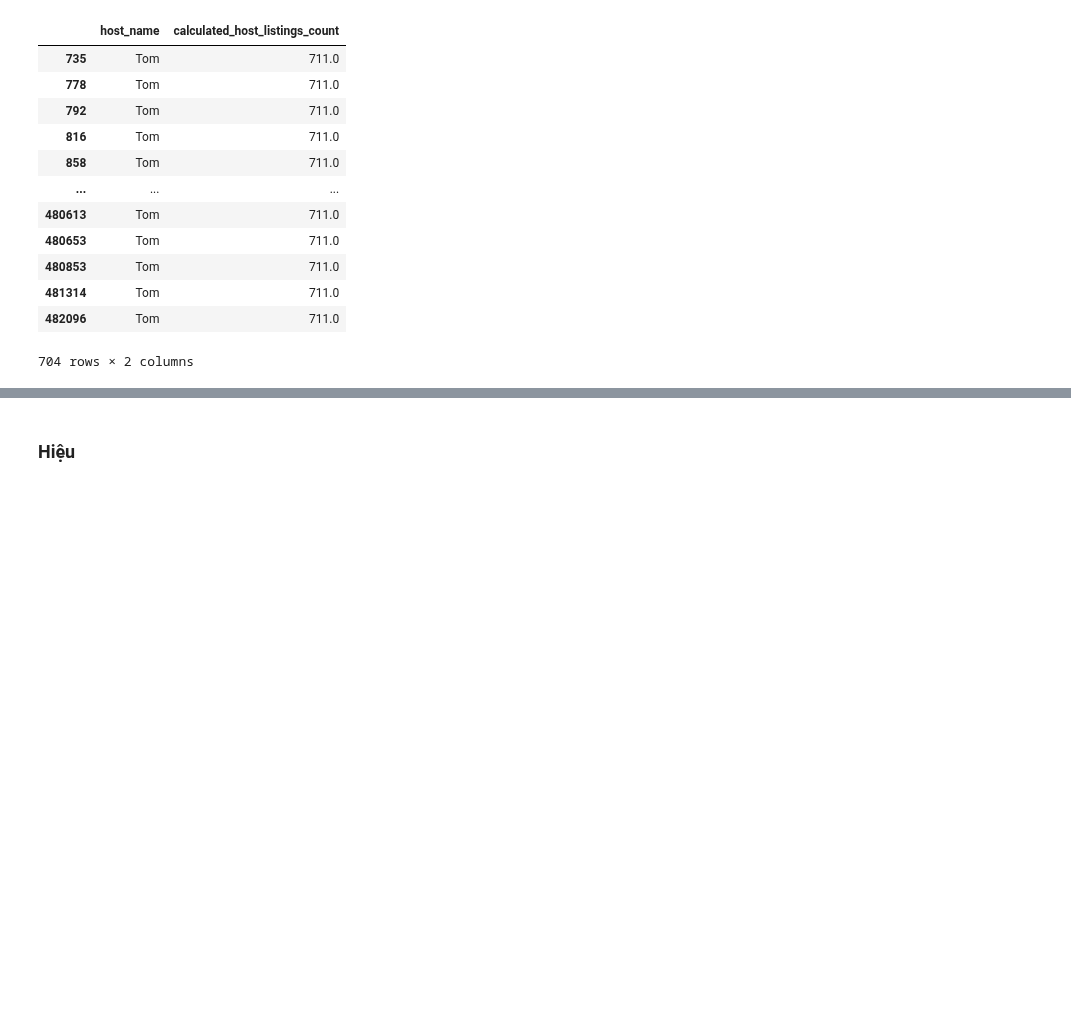
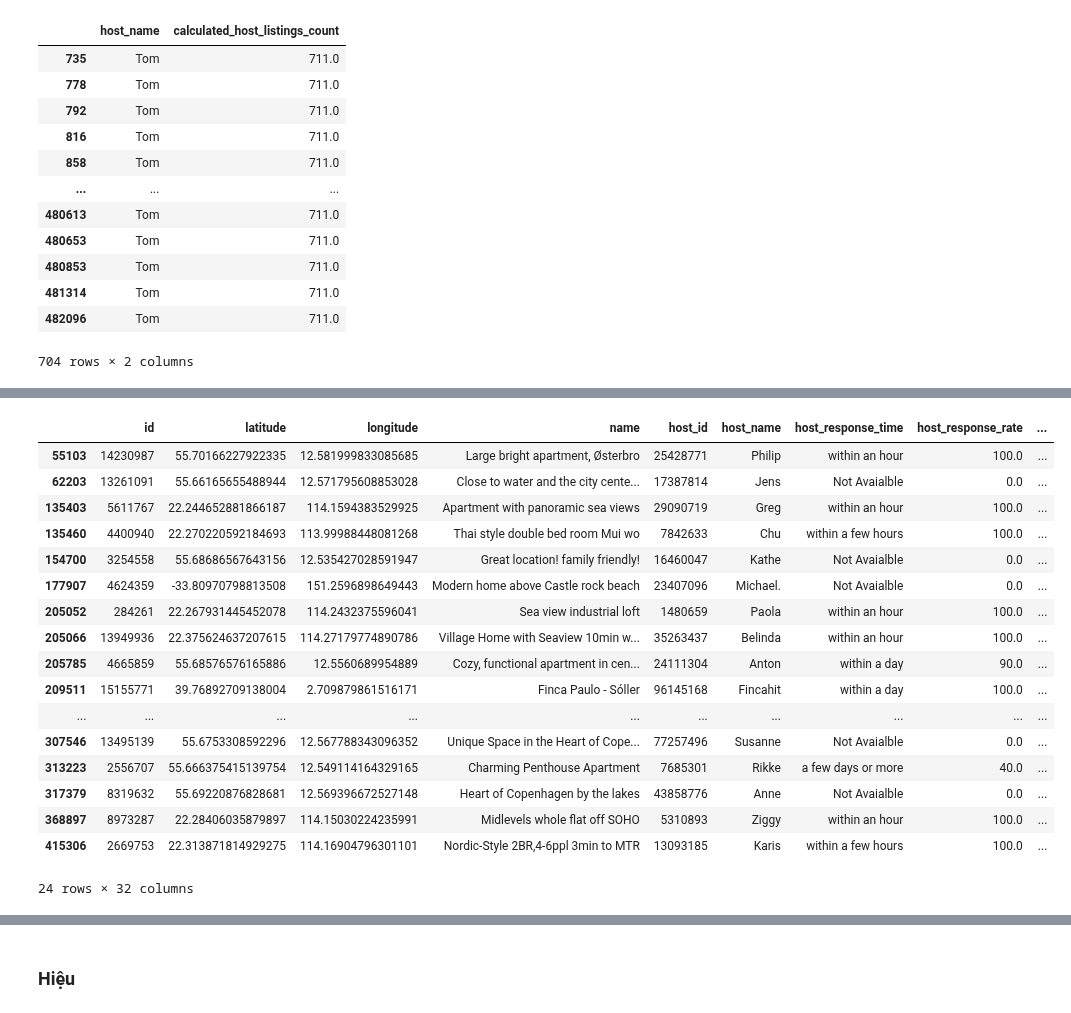
Before and after one commit to 19127592/PTDLUD, a Jupyter notebook: Project.ipynb, the cells around one changed output, grey strips where cells are left out. Cells and saved outputs as stored; diff of their text form; code cells hidden in the pictures; blank space fills up the shorter version.

```diff
--- a/Project.ipynb
+++ b/Project.ipynb
@@ -202,0 +227,22 @@ Câu hỏi:
+# %%
+df_city = df2[df2['city'].isin(city_price.index)]
+df_city
+# %% [output]
+|  | id | latitude | longitude | name | host_id | host_name | host_response_time | host_response_rate | ... |
+| 55103 | 14230987 | 55.70166227922335 | 12.581999833085685 | Large bright apartment, Østerbro | 25428771 | Philip | within an hour | 100.0 | ... |
+| 62203 | 13261091 | 55.66165655488944 | 12.571795608853028 | Close to water and the city cente... | 17387814 | Jens | Not Avaialble | 0.0 | ... |
+| 135403 | 5611767 | 22.244652881866187 | 114.1594383529925 | Apartment with panoramic sea views | 29090719 | Greg | within an hour | 100.0 | ... |
+| 135460 | 4400940 | 22.270220592184693 | 113.99988448081268 | Thai style double bed room Mui wo | 7842633 | Chu | within a few hours | 100.0 | ... |
+| 154700 | 3254558 | 55.68686567643156 | 12.535427028591947 | Great location! family friendly! | 16460047 | Kathe | Not Avaialble | 0.0 | ... |
+| 177907 | 4624359 | -33.80970798813508 | 151.2596898649443 | Modern home above Castle rock beach | 23407096 | Michael. | Not Avaialble | 0.0 | ... |
+| 205052 | 284261 | 22.267931445452078 | 114.2432375596041 | Sea view industrial loft | 1480659 | Paola | within an hour | 100.0 | ... |
+| 205066 | 13949936 | 22.375624637207615 | 114.27179774890786 | Village Home with Seaview 10min w... | 35263437 | Belinda | within an hour | 100.0 | ... |
+| 205785 | 4665859 | 55.68576576165886 | 12.5560689954889 | Cozy, functional apartment in cen... | 24111304 | Anton | within a day | 90.0 | ... |
+| 209511 | 15155771 | 39.76892709138004 | 2.709879861516171 | Finca Paulo - Sóller | 96145168 | Fincahit | within a day | 100.0 | ... |
+| ... | ... | ... | ... | ... | ... | ... | ... | ... | ... |
+| 307546 | 13495139 | 55.6753308592296 | 12.567788343096352 | Unique Space in the Heart of Cope... | 77257496 | Susanne | Not Avaialble | 0.0 | ... |
+| 313223 | 2556707 | 55.666375415139754 | 12.549114164329165 | Charming Penthouse Apartment | 7685301 | Rikke | a few days or more | 40.0 | ... |
+| 317379 | 8319632 | 55.69220876828681 | 12.569396672527148 | Heart of Copenhagen by the lakes | 43858776 | Anne | Not Avaialble | 0.0 | ... |
+| 368897 | 8973287 | 22.28406035879897 | 114.15030224235991 | Midlevels whole flat off SOHO | 5310893 | Ziggy | within an hour | 100.0 | ... |
+| 415306 | 2669753 | 22.313871814929275 | 114.16904796301101 | Nordic-Style 2BR,4-6ppl 3min to MTR | 13093185 | Karis | within a few hours | 100.0 | ... |
+24 rows × 32 columns
```
Also changed, not shown: parts of 4 cells of this notebook.
